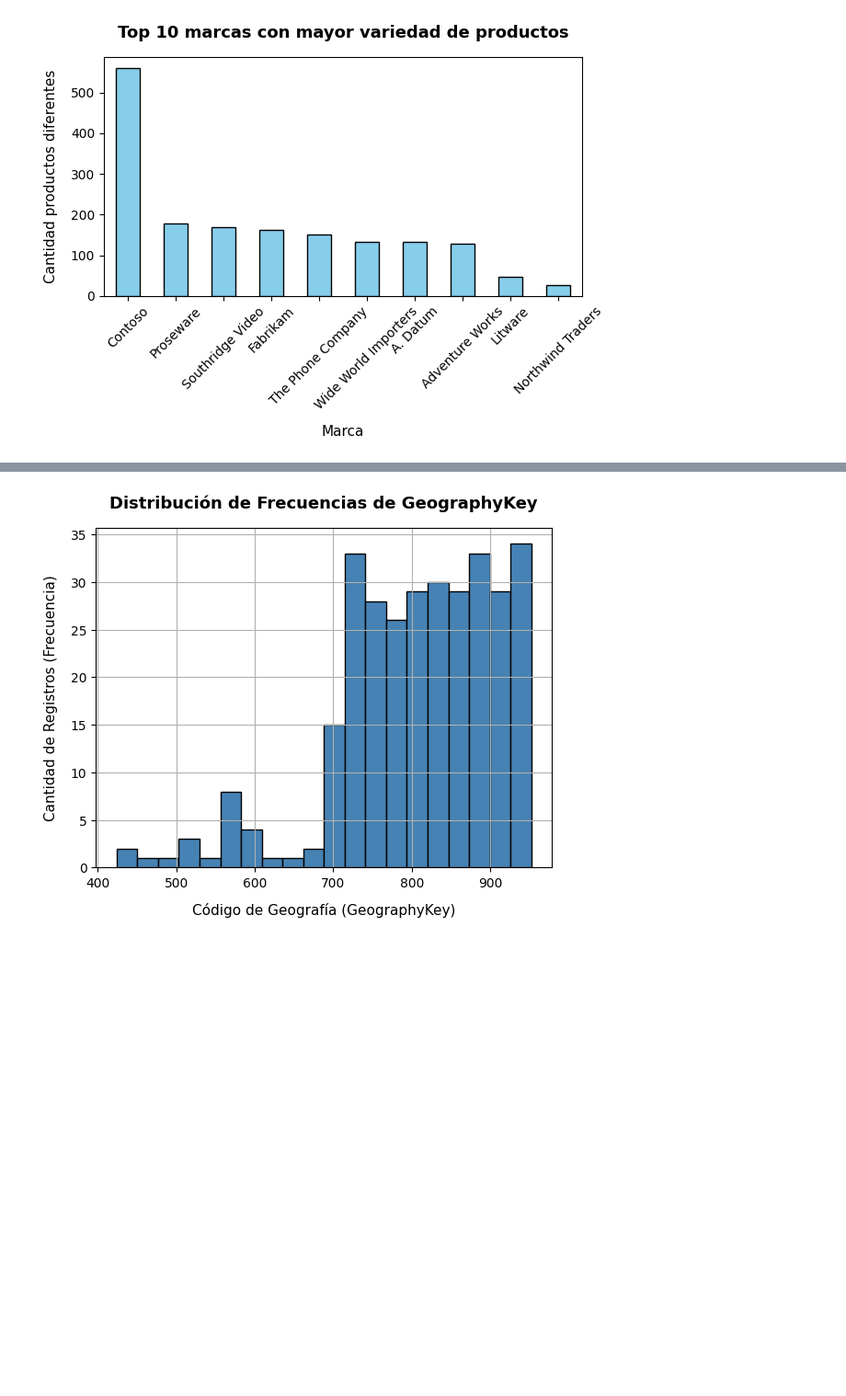
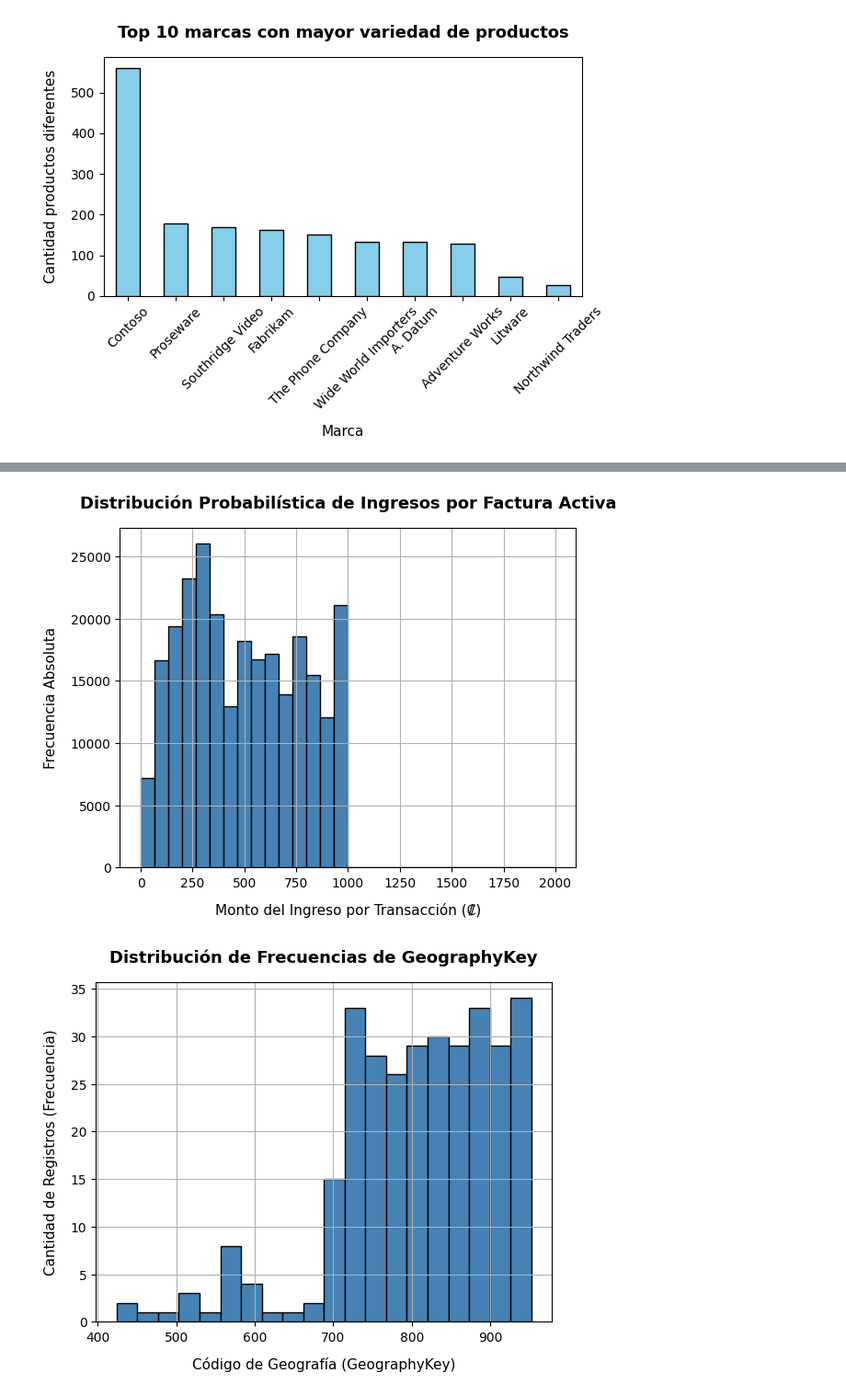
Before and after one commit to DarkLyng/Proyecto_Modelos, a Jupyter notebook: Proyecto_Modelos_.ipynb, the cells around one changed output, grey strips where cells are left out. Shown at 92% size. Drawn from its saved outputs; the diff is of its cells as text; code cells hidden in the pictures; blank space fills up the shorter version.

```diff
--- a/Proyecto_Modelos_.ipynb
+++ b/Proyecto_Modelos_.ipynb
@@ -408,3 +426,14 @@ plt.show()
+# %%
+# Filtramos transacciones mayores a 0 para estudiar el comportamiento real de compra
+ingresos_activos = tablas[7][tablas[7]['Ingresos'] > 0]['Ingresos']
+
+ingresos_activos.hist(bins=30, color='steelblue', edgecolor='black', range=(0, 2000))
+plt.title("Distribución Probabilística de Ingresos por Factura Activa", fontsize=13, fontweight='bold', pad=15)
+plt.xlabel("Monto del Ingreso por Transacción (₡)", fontsize=11, labelpad=10)
+plt.ylabel("Frecuencia Absoluta", fontsize=11, labelpad=10)
+plt.show()
+# %% [output]
+[figure, added]
 # %%
 # Otra forma de obtener los valores atípicos, limites, cuartiles, etc
 #print(tablas[7]["SalesQuantity"].describe())
```
Also changed, not shown: parts of 1 cell of this notebook.
